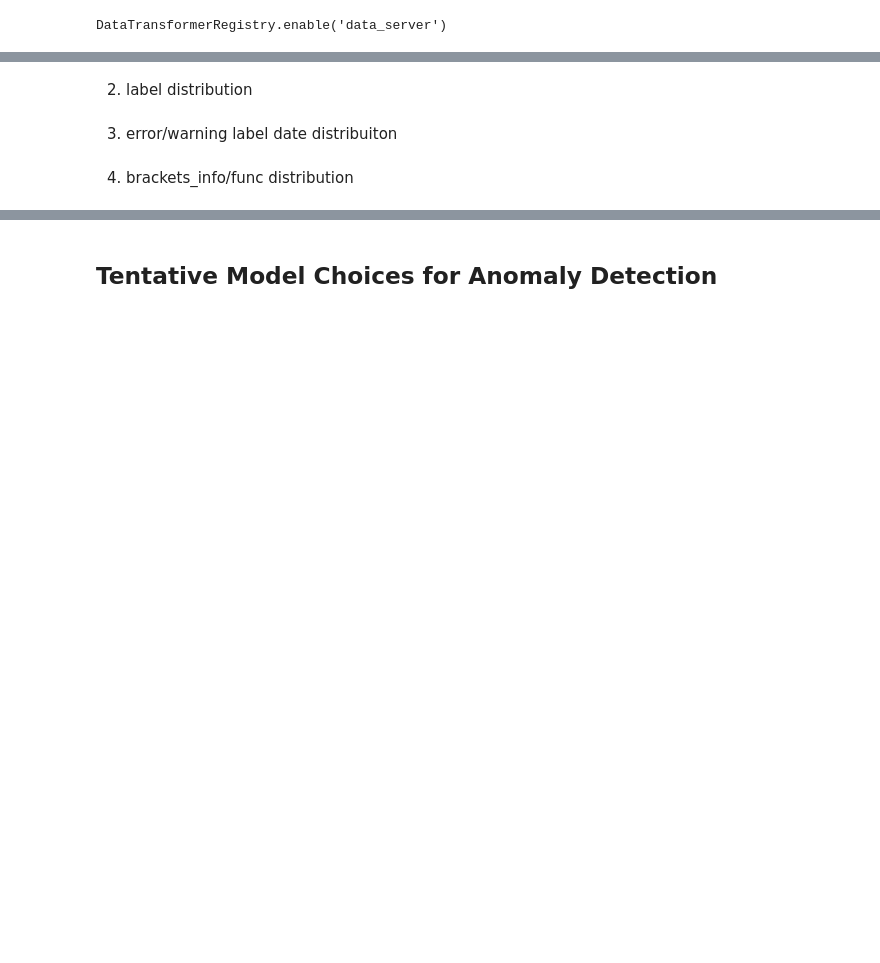
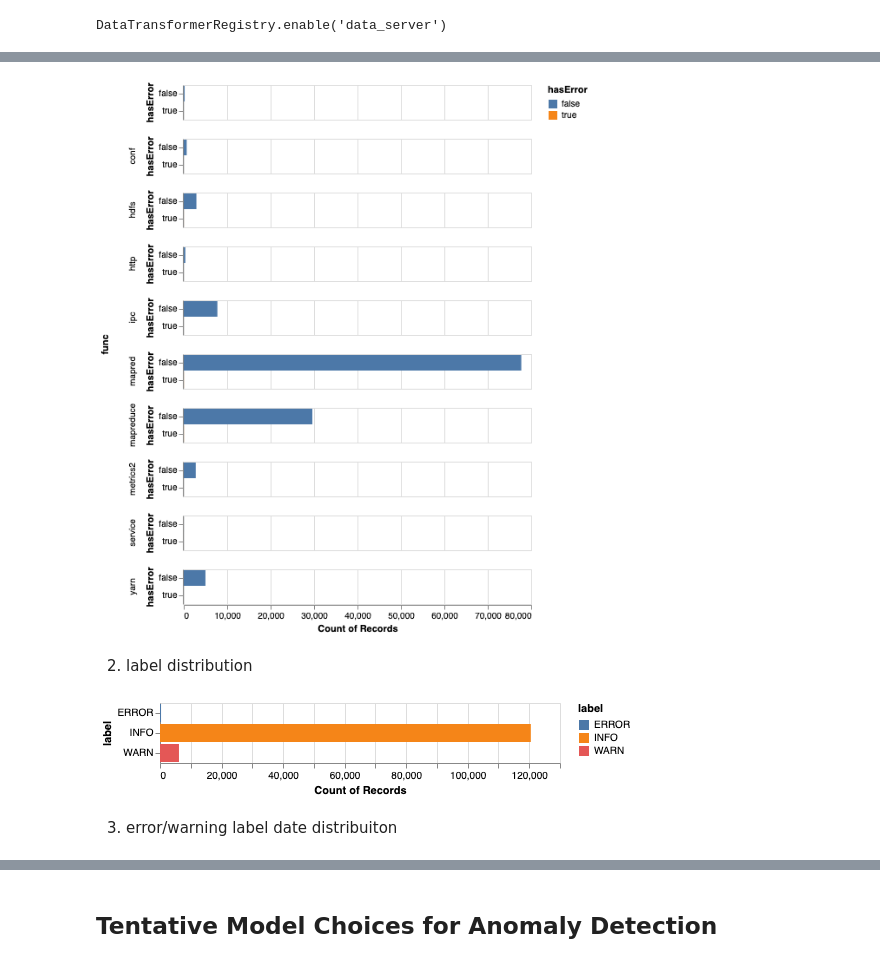
Before and after one commit to Aliceburg/586project, a Jupyter notebook: milestone1.ipynb, the cells around one changed output, grey strips where cells are left out. Saved outputs shown, nothing was run; the diff lists cells and outputs as text; code cells hidden in the pictures; blank space fills up the shorter version.

```diff
--- a/milestone1.ipynb
+++ b/milestone1.ipynb
@@ -113,7 +122,9 @@ alt.data_transformers.enable('data_server')
 # %% [output]
 DataTransformerRegistry.enable('data_server')
 # %%
+
 df_exp = df.explode('func').explode('hasException')
+df_err = df.explode('func').explode('hasError')
 # %%
 alt.Chart(df_exp).mark_bar().encode(
     x='count()',
@@ -127,6 +138,22 @@ y='hasException',
+# %%
+alt.Chart(df_err).mark_bar().encode(
+    x='count()',
+y='hasError',
+    color='hasError'
+).facet(
+    row='func'
+)
+# %% [output]
+[figure, added]
 # %% [markdown]
 2. label distribution
+# %%
+alt.Chart(df).mark_bar().encode(
+    x='count()',
+y='label',
+    color='label'
+)
+# %% [output]
+[figure, added]
 # %% [markdown]
 3. error/warning label date distribuiton
-# %% [markdown]
-4. brackets_info/func distribution
```
Also changed, not shown: parts of 18 cells of this notebook.
